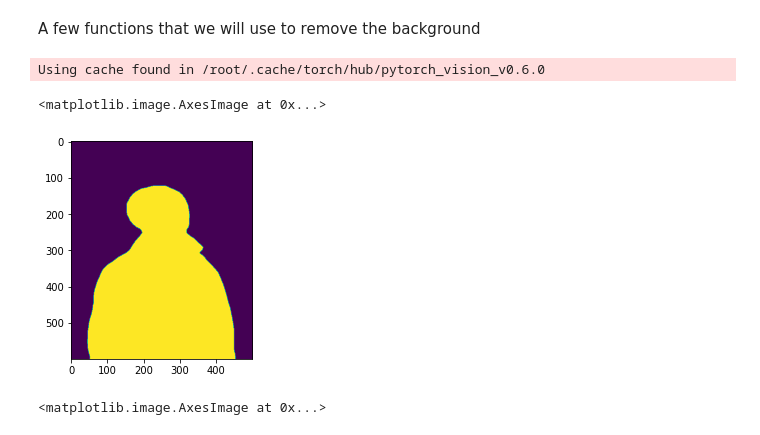
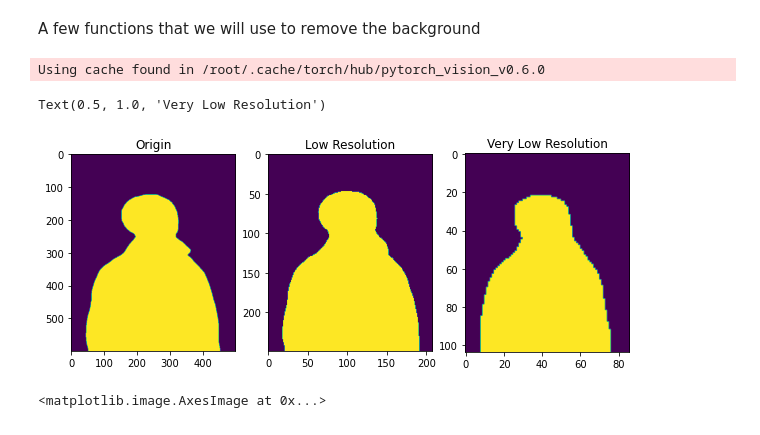
Before and after one commit to Zarthan66/GoogleCollab, a Jupyter notebook: AsciiArt.ipynb, the cells around one changed output. Saved outputs shown, nothing was run; the diff lists cells and outputs as text; code cells hidden in the pictures.

```diff
--- a/AsciiArt.ipynb
+++ b/AsciiArt.ipynb
@@ -76,15 +138,33 @@ def remove_background(model, input_file):
   foreground = make_transparent_foreground(input_image ,bin_mask)
 
   return foreground, bin_mask
-# %%
-import numpy as np
-deeplab_model = load_model()
-foreground, bin_mask = remove_background(deeplab_model, '/content/profile.jpg')
-plt.imshow(bin_mask)
-# %% [output]
-Using cache found in /root/.cache/torch/hub/pytorch_vision_v0.6.0
-<matplotlib.image.AxesImage at 0x...>
-[figure, removed]
+# %%
+import numpy as np
+deeplab_model = load_model()
+
+foreground, binMask = remove_background(deeplab_model, '/content/profile.jpg')
+foregroundLow, binMaskLow = remove_background(deeplab_model, '/content/profileLow.jpg')
+foregroundVeryLow, binMaskVeryLow = remove_background(deeplab_model, '/content/profileVeryLow.jpg')
+
+# create figure
+fig = plt.figure(figsize=(10, 7))
+
+# Adds a subplot at the 1st position
+fig.add_subplot(1, 3, 1)
+plt.imshow(binMask)
+plt.title("Origin")
+
+fig.add_subplot(1, 3, 2)
+plt.imshow(binMaskLow)
+plt.title("Low Resolution")
+
+fig.add_subplot(1, 3, 3)
+plt.imshow(binMaskVeryLow)
+plt.title("Very Low Resolution")
+# %% [output]
+Using cache found in /root/.cache/torch/hub/pytorch_vision_v0.6.0
+Text(0.5, 1.0, 'Very Low Resolution')
+[figure, added]
 # %%
 plt.imshow(foreground)
 # %% [output]
```
Also changed, not shown: parts of 3 cells of this notebook.
